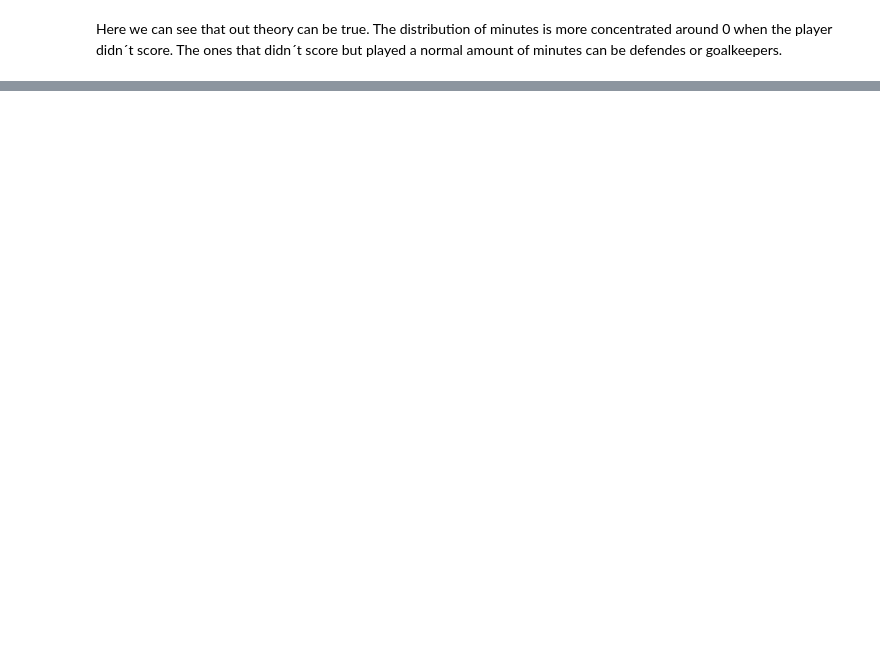
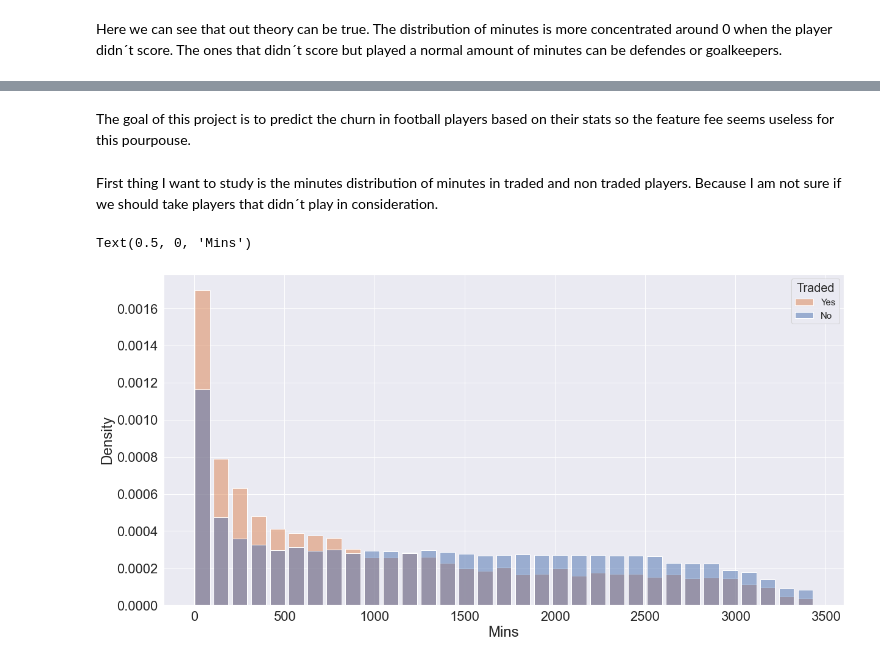
Before and after one commit to javivaleiras/football_churn, a Jupyter notebook: eda/EDA.ipynb, the cells around one changed output, grey strips where cells are left out. Drawn from its saved outputs; the diff is of its cells as text; code cells hidden in the pictures; blank space fills up the shorter version.

```diff
--- a/eda/EDA.ipynb
+++ b/eda/EDA.ipynb
@@ -224,0 +232,11 @@ NOTA PARA MI
+# %%
+test = df.copy()
+
+
+for x in to_float:
+    test[x] = test[x].fillna(0)
+    test[x] = np.where(test[x] == 0,0,1)
+    plt.figure(figsize=(20,10))
+    sns.set(font_scale = 2)
+    sns.histplot(test,x='mins',hue=x)
+    plt.legend(title=x, loc='upper right', labels=['Yes', 'No'],fontsize=15,title_fontsize=20)
@@ -224,0 +259,8 @@ NOTA PARA MI
+# %%
+# remove goals_cat
+df = df.drop('goals_cat',axis=1)
+
+for x in to_float:
+    df[x] = df[x].fillna(0)
+
+df.isna().sum()
@@ -224,0 +285,15 @@ NOTA PARA MI
+# %% [markdown]
+The goal of this project is to predict the churn in football players based on their stats so the feature fee seems useless for this pourpouse.
+# %%
+df = df.drop('fee',axis = 1)
+# %% [markdown]
+First thing I want to study is the minutes distribution of minutes in traded and non traded players. Because I am not sure if we should take players that didn´t play in consideration.
+# %%
+plt.figure(figsize=(20,10))
+sns.set(font_scale = 2)
+sns.histplot(data=df,x='mins',hue="traded",stat = 'density', shrink = 0.8, common_norm=False)
+plt.legend(title='Traded', loc='upper right', labels=['Yes', 'No'],fontsize=15,title_fontsize=20)
+plt.xlabel("Mins")
+# %% [output]
+Text(0.5, 0, 'Mins')
+[figure, added]
```
Also changed, not shown: parts of 22 cells of this notebook.
